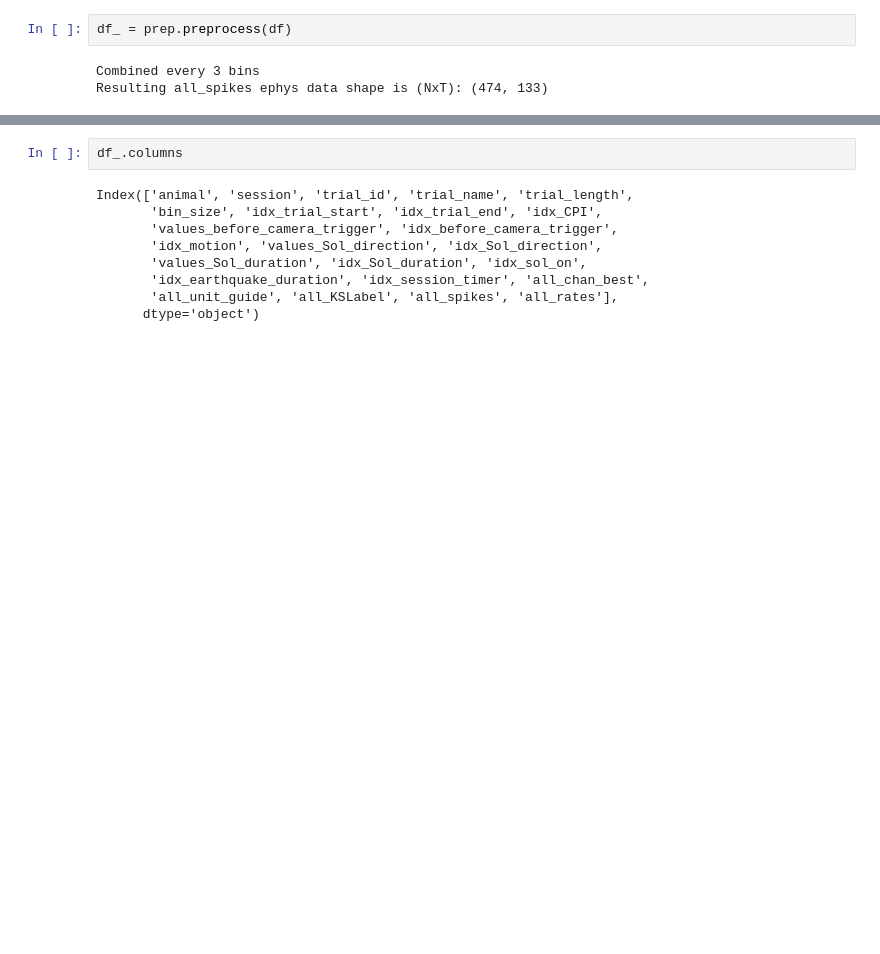
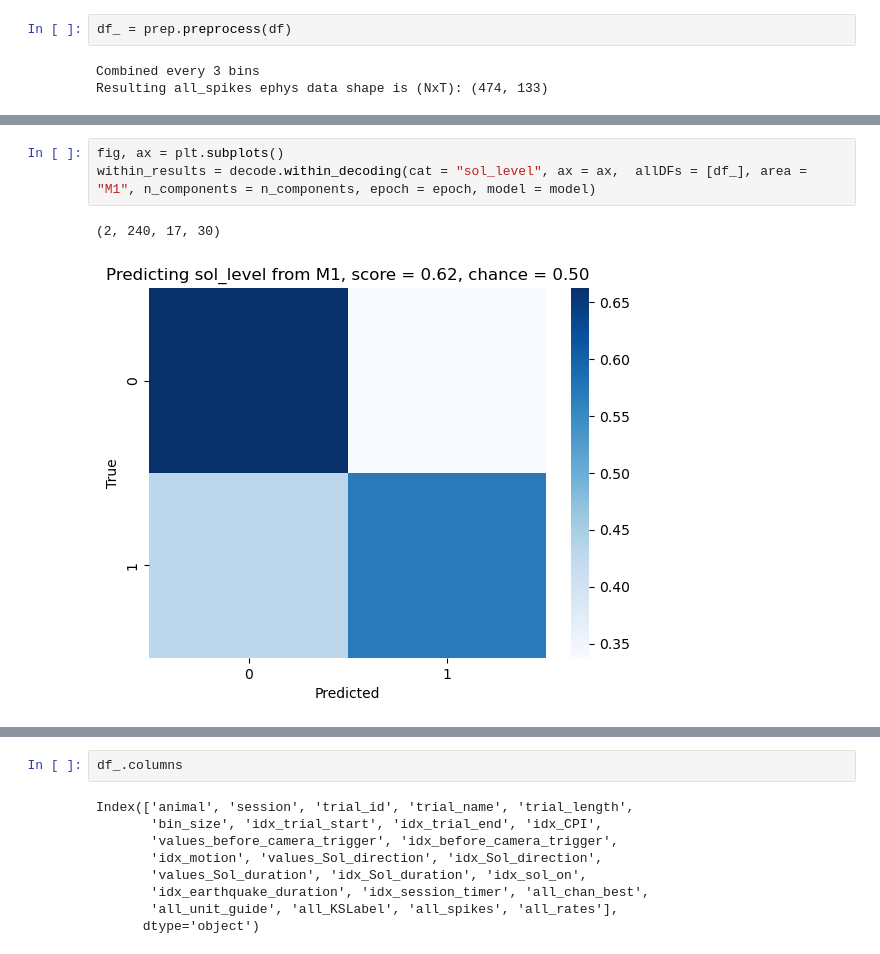
Before and after one commit to martinesparza/earthquake-analysis, a Jupyter notebook: notebooks/M044_2024_12_04_09_30_ioana.ipynb, the cells around one changed output, grey strips where cells are left out. Drawn from its saved outputs; the diff is of its cells as text; blank space fills up the shorter version.

```diff
--- a/notebooks/M044_2024_12_04_09_30_ioana.ipynb
+++ b/notebooks/M044_2024_12_04_09_30_ioana.ipynb
@@ -43,0 +85,6 @@ Resulting all_spikes ephys data shape is (NxT): (474, 133)
+# %%
+fig, ax = plt.subplots()
+within_results = decode.within_decoding(cat = "sol_level", ax = ax,  allDFs = [df_], area = "M1", n_components = n_components, epoch = epoch, model = model)
+# %% [output]
+(2, 240, 17, 30)
+[figure, added]
```
Also changed, not shown: parts of 18 cells of this notebook, 2 other files.
